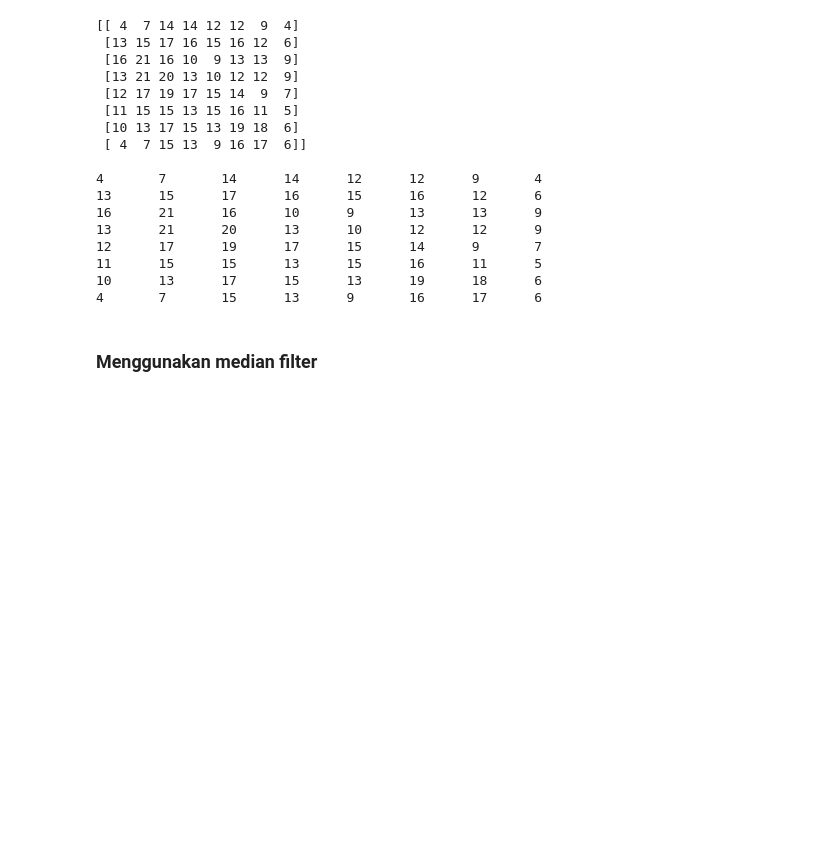
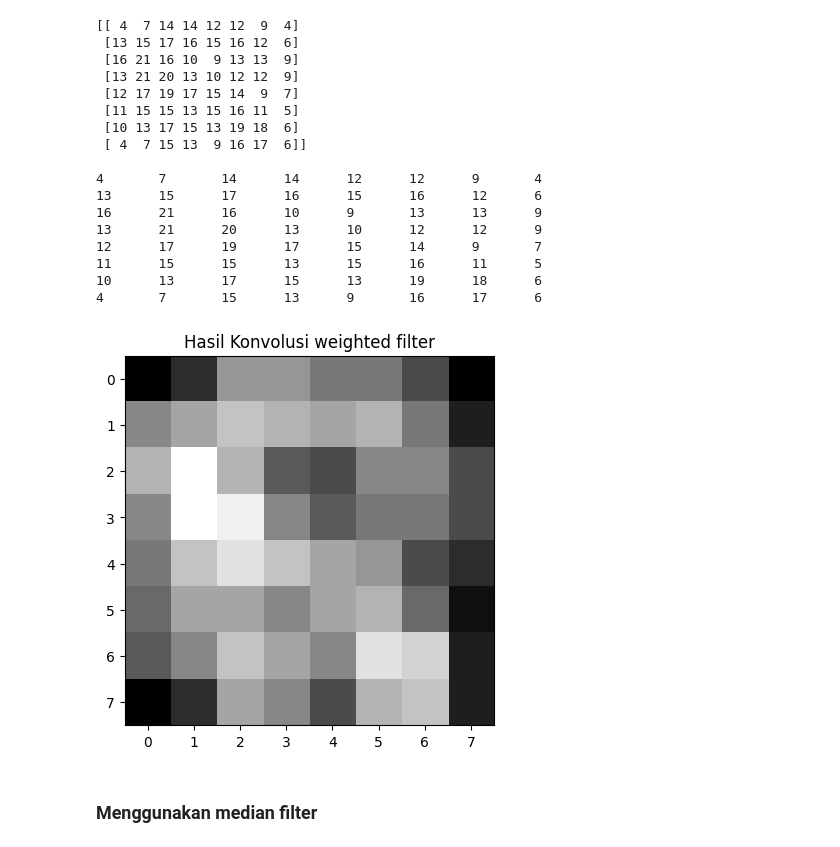
Before and after one commit to irizkyw/Citra-Digital, a Jupyter notebook: casebase_W6/casebase_w6.ipynb, the cells around one changed output. Saved outputs shown, nothing was run; the diff lists cells and outputs as text; code cells hidden in the pictures; blank space fills up the shorter version.

```diff
--- a/casebase_W6/casebase_w6.ipynb
+++ b/casebase_W6/casebase_w6.ipynb
@@ -169,6 +186,12 @@ print()
 11      15      15      13      15      16      11      5
 10      13      17      15      13      19      18      6
 4       7       15      13      9       16      17      6
+# %%
+plt.imshow(hasil_konvolusi, cmap='gray')
+plt.title('Hasil Konvolusi weighted filter')
+plt.show()
+# %% [output]
+[figure, added]
 # %% [markdown]
 ### Menggunakan median filter
 # %%
```
Also changed, not shown: parts of 10 cells of this notebook, 2 other files.
